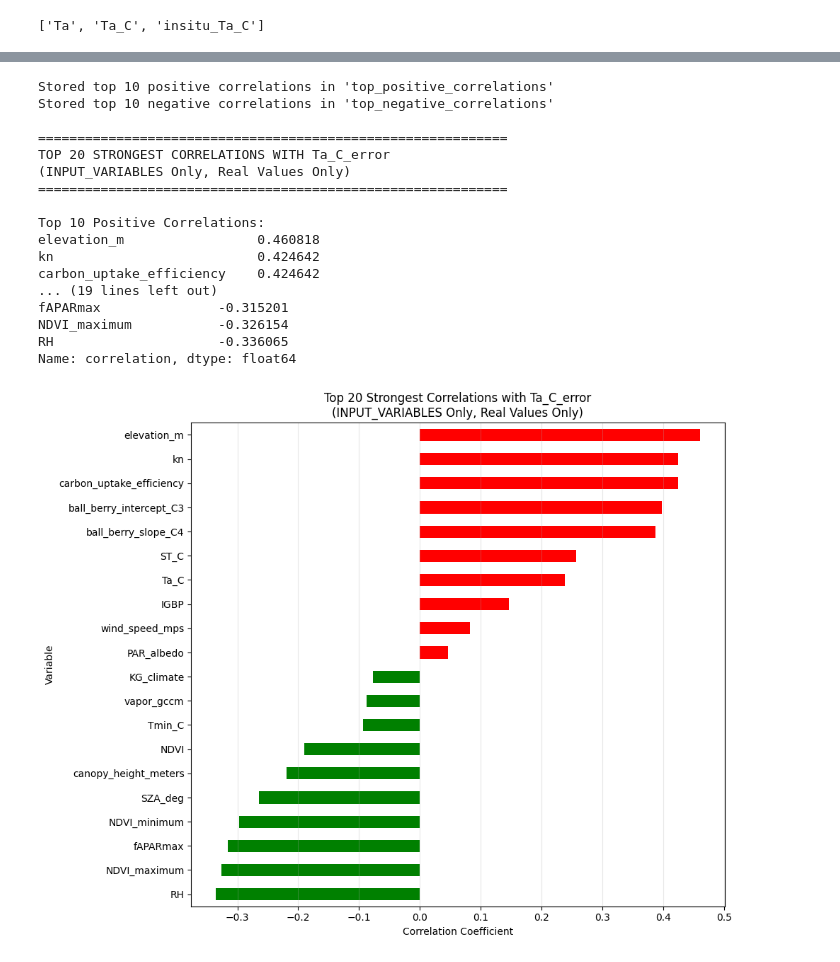
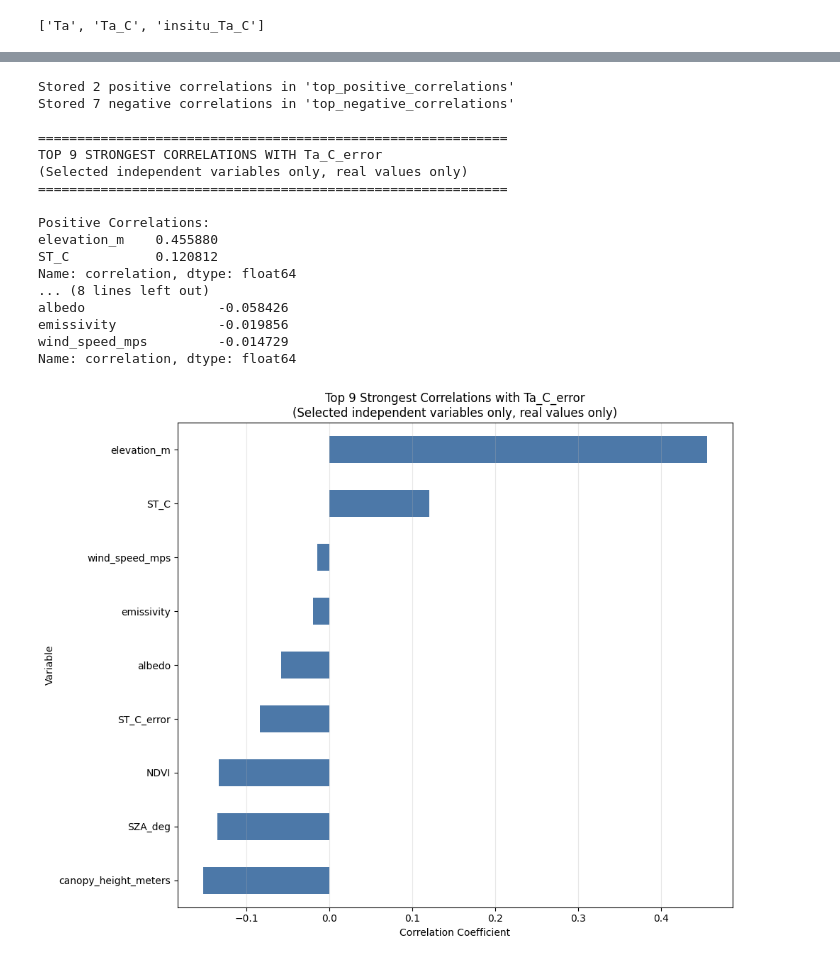
Before and after one commit to gregory-halverson-jpl/JET3, a Jupyter notebook: notebooks/Air Temperature UQ.ipynb, the cells around one changed output, grey strips where cells are left out. Cells and saved outputs as stored; diff of their text form; code cells hidden in the pictures.

```diff
--- a/notebooks/Air Temperature UQ.ipynb
+++ b/notebooks/Air Temperature UQ.ipynb
@@ -2,8 +2,23 @@
 import numpy as np
 import matplotlib.pyplot as plt
 from JET3 import load_ECOv002_calval_JET_outputs, INPUT_VARIABLES
+# %%
+INPUT_VARIABLES = [
+    "NDVI",
+    "ST_C",
+    "ST_C_error",
+    "SZA_deg",
+    "albedo",
+    "canopy_height_meters",
+    "elevation_m",
+    "emissivity",
+    "wind_speed_mps",
+]
 # %%
 df = load_ECOv002_calval_JET_outputs()
+df["insitu_RH"] = df["RH_percentage"]
+df["insitu_SM"] = df["SM_surf"]
+df["ST_C_error"] = df["LST_err"]
 df
 # %% [output]
 |  | Unnamed: 0 | ID | vegetation | climate | STICinst | BESSinst | MOD16inst | PTJPLSMinst | ETinst | ... |
@@ -57,4 +55,6 @@ plt.show()
 # %%
 df["Ta_C_error"] = df["Ta_C"] - df["insitu_Ta_C"]
 df[["Ta_C", "insitu_Ta_C", "Ta_C_error"]].head()
+df["Ta_C_error_abs"] = np.abs(df["Ta_C_error"])
+df[["Ta_C", "insitu_Ta_C", "Ta_C_error", "Ta_C_error_abs"]].head()
 # %% [output]
@@ -150,7 +210,7 @@ vars_in_df = [v for v in INPUT_VARIABLES if v in df.columns]
 numeric_vars = df[vars_in_df].select_dtypes(include=[np.number]).columns.tolist()
 
 # Calculate correlations and keep only finite values (no NaN, no inf)
-corrs = df[numeric_vars].corrwith(df["Ta_C_error"])
+corrs = df[numeric_vars].corrwith(df["Ta_C_error_abs"])
 input_var_corrs = (
     corrs[np.isfinite(corrs)]
     .sort_values(ascending=False)
@@ -180,62 +279,62 @@ input_var_corrs
 # %%
-# Discover top strongest correlations with Ta_C_error
+# Discover strongest correlations with Ta_C_error among selected independent variables
 import seaborn as sns
 import pandas as pd
 
-top_n = 20  # Number of top correlations to display
-
-# Use input_var_corrs which already has only variables with real correlation values
+# Use input_var_corrs which already has only selected variables with real correlation values
 correlations = input_var_corrs['correlation']
 
-# Store top correlations and anti-correlations for future use
-top_positive_correlations = correlations.head(top_n//2)
-top_negative_correlations = correlations.tail(top_n//2)
+top_n = min(20, len(correlations))  # avoid overlap/duplication when variable count is small
 
-print(f"Stored top {top_n//2} positive correlations in 'top_positive_correlations'")
-print(f"Stored top {top_n//2} negative correlations in 'top_negative_correlations'")
+# Select strongest variables by absolute correlation
+top_correlations = correlations.reindex(correlations.abs().sort_values(ascending=False).index).head(top_n)
+top_positive_correlations = top_correlations[top_correlations > 0]
+top_negative_correlations = top_correlations[top_correlations < 0]
+
+print(f"Stored {len(top_positive_correlations)} positive correlations in 'top_positive_correlations'")
+print(f"Stored {len(top_negative_correlations)} negative correlations in 'top_negative_correlations'")
 print()
 
 # Display top correlations
 print("=" * 60)
 print(f"TOP {top_n} STRONGEST CORRELATIONS WITH Ta_C_error")
-print("(INPUT_VARIABLES Only, Real Values Only)")
+print("(Selected independent variables only, real values only)")
 print("=" * 60)
-print(f"\nTop {top_n//2} Positive Correlations:")
+print(f"\nPositive Correlations:")
 print(top_positive_correlations)
 print("\n" + "-" * 60)
-print(f"\nTop {top_n//2} Negative Correlations:")
+print(f"\nNegative Correlations:")
 print(top_negative_correlations)
 
-# Visualize top n correlations (positive and negative combined)
+# Visualize top correlations
 fig, ax = plt.subplots(figsize=(10, 8))
-top_correlations = pd.concat([top_positive_correlations, top_negative_correlations])
-colors = ['green' if x > 0 else 'red' for x in top_correlations.values]
-top_correlations.sort_values().plot(kind='barh', ax=ax, color=colors)
+bar_color = "#4c78a8"
+top_correlations.sort_values().plot(kind='barh', ax=ax, color=bar_color)
 ax.set_xlabel('Correlation Coefficient')
 ax.set_ylabel('Variable')
-ax.set_title(f'Top {top_n} Strongest Correlations with Ta_C_error\n(INPUT_VARIABLES Only, Real Values Only)')
+ax.set_title(f'Top {top_n} Strongest Correlations with Ta_C_error\n(Selected independent variables only, real values only)')
 ax.grid(True, axis='x', alpha=0.3)
 plt.tight_layout()
 plt.show()
 # %% [output]
-Stored top 10 positive correlations in 'top_positive_correlations'
-Stored top 10 negative correlations in 'top_negative_correlations'
+Stored 2 positive correlations in 'top_positive_correlations'
+Stored 7 negative correlations in 'top_negative_correlations'
 
 ============================================================
-TOP 20 STRONGEST CORRELATIONS WITH Ta_C_error
-(INPUT_VARIABLES Only, Real Values Only)
+TOP 9 STRONGEST CORRELATIONS WITH Ta_C_error
+(Selected independent variables only, real values only)
 ============================================================
 
-Top 10 Positive Correlations:
-elevation_m                 0.460818
-kn                          0.424642
-carbon_uptake_efficiency    0.424642
-... (19 lines left out)
-fAPARmax               -0.315201
-NDVI_maximum           -0.326154
-RH                     -0.336065
+Positive Correlations:
+elevation_m    0.455880
+ST_C           0.120812
 Name: correlation, dtype: float64
+... (8 lines left out)
+albedo                 -0.058426
+emissivity             -0.019856
+wind_speed_mps         -0.014729
+Name: correlation, dtype: float64
-[figure, old version]
+[figure, new version]
 # %%
 from sklearn.linear_model import LinearRegression
 from sklearn.metrics import r2_score, mean_squared_error
```
Also changed, not shown: parts of 33 cells of this notebook.
